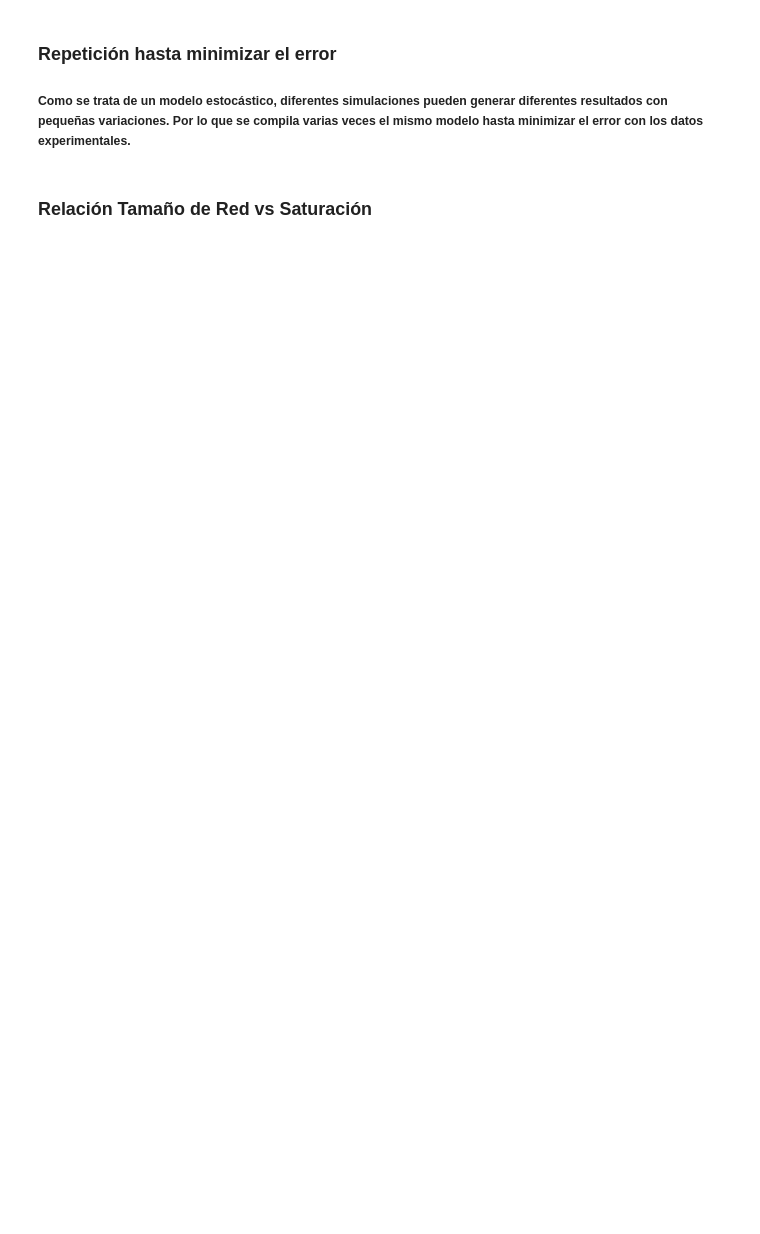
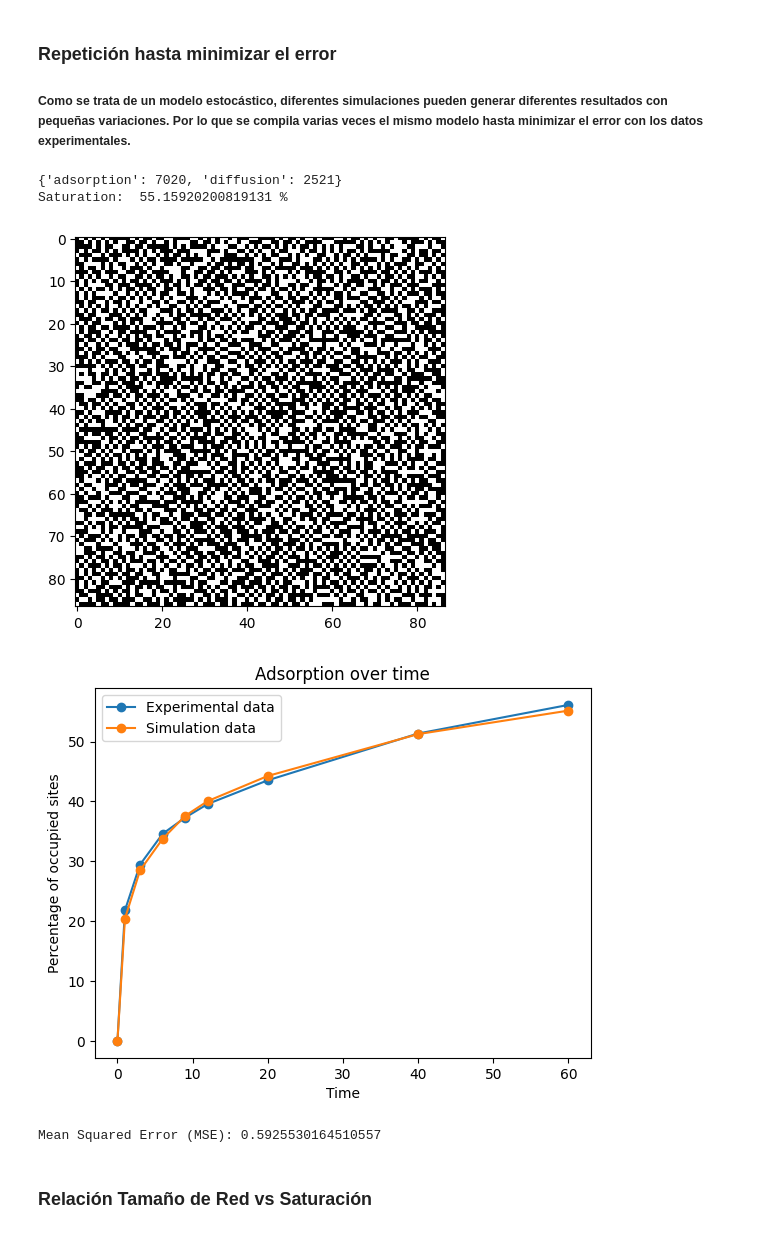
Before and after one commit to hernansalinas/00_TrabajoGradoGerman, a Jupyter notebook: Codes/kMC_model (Sin desorsión).ipynb, the cells around one changed output. Cells and saved outputs as stored; diff of their text form; code cells hidden in the pictures; blank space fills up the shorter version.

```diff
--- a/Codes/kMC_model (Sin desorsión).ipynb
+++ b/Codes/kMC_model (Sin desorsión).ipynb
@@ -292,36 +322,42 @@ print(f"Mean Squared Error (MSE): {mse}")
 ### **Repetición hasta minimizar el error**
 ##### Como se trata de un modelo estocástico, diferentes simulaciones pueden generar diferentes resultados con pequeñas variaciones. Por lo que se compila varias veces el mismo modelo hasta minimizar el error con los datos experimentales.
 # %%
-while mse >= 1.5:
+while mse >= 0.6:
     e_ads, e_diff, e_int_abs,lattice_size,T = best_params
 
     kmc_model = KineticMonteCarlo(
         lattice_size= lattice_size, T=T, e_ads=e_ads,
         e_diff=e_diff, e_int_abs=e_int_abs,time_factor=1e-7,
         time_array = np.array([0, 1, 3, 6, 9, 12, 20, 40, 60]),
     )
     occupancy = kmc_model.run_simulation()
 
     simulated_data = np.array(list(occupancy.values()))
     simulated_data[0] = 0
     mse = np.mean((np.array(exp_data) - np.array(simulated_data)) ** 2)
 
 
 print(kmc_model.events_count)
 print("Saturation: ",np.sum(kmc_model.lattice)/(lattice_size**2)*100, "%")
 plt.imshow(kmc_model.lattice, cmap='binary')
 plt.show()
 
 plt.plot(time_array,exp_data,marker='o', label='Experimental data')
 plt.plot(time_array,np.array(simulated_data), marker='o', label='Simulation data')
 plt.legend()
 plt.xlabel("Time")
 plt.ylabel("Percentage of occupied sites")
 plt.title("Adsorption over time")
 plt.show()
 
 mse = np.mean((np.array(exp_data) - np.array(simulated_data)) ** 2)
 print(f"Mean Squared Error (MSE): {mse}")
+# %% [output]
+{'adsorption': 7020, 'diffusion': 2521}
+Saturation:  55.15920200819131 %
+[figure, added]
+[figure, added]
+Mean Squared Error (MSE): 0.5925530164510557
 # %% [markdown]
 ### **Relación Tamaño de Red vs Saturación**
 # %%
```
Also changed, not shown: parts of 8 cells of this notebook, 1 other file.
